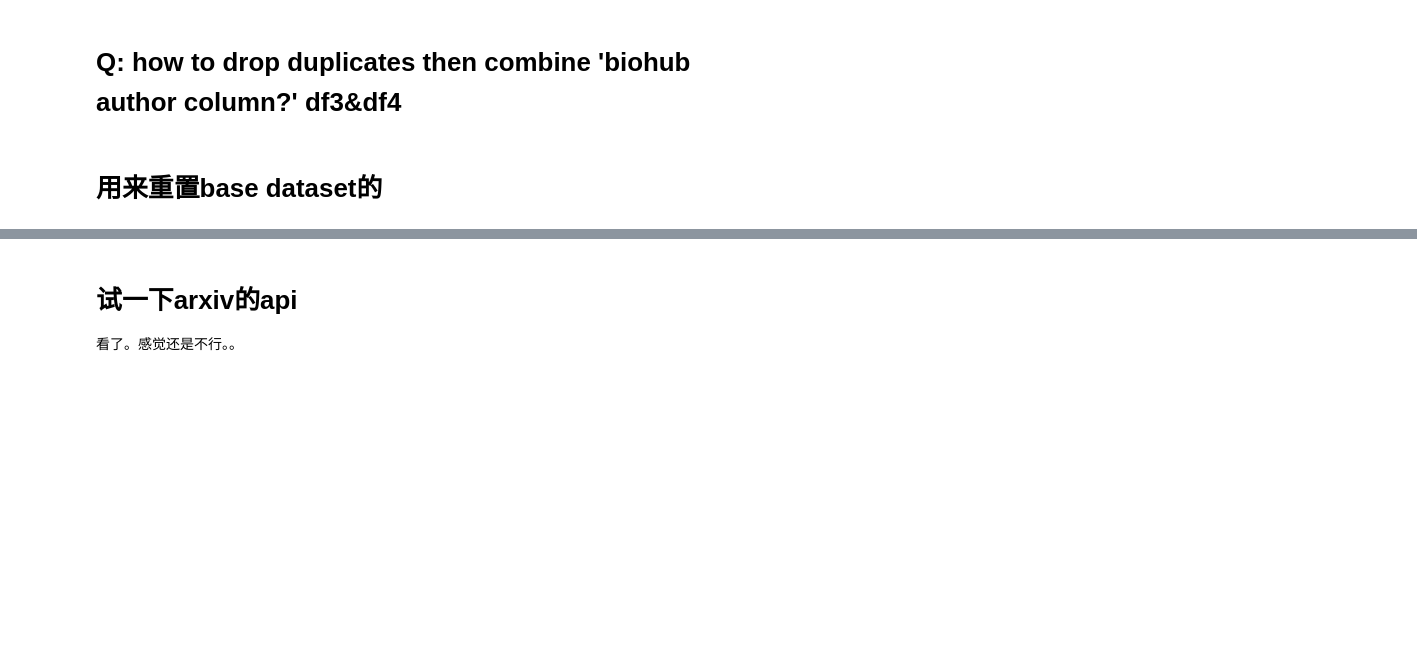
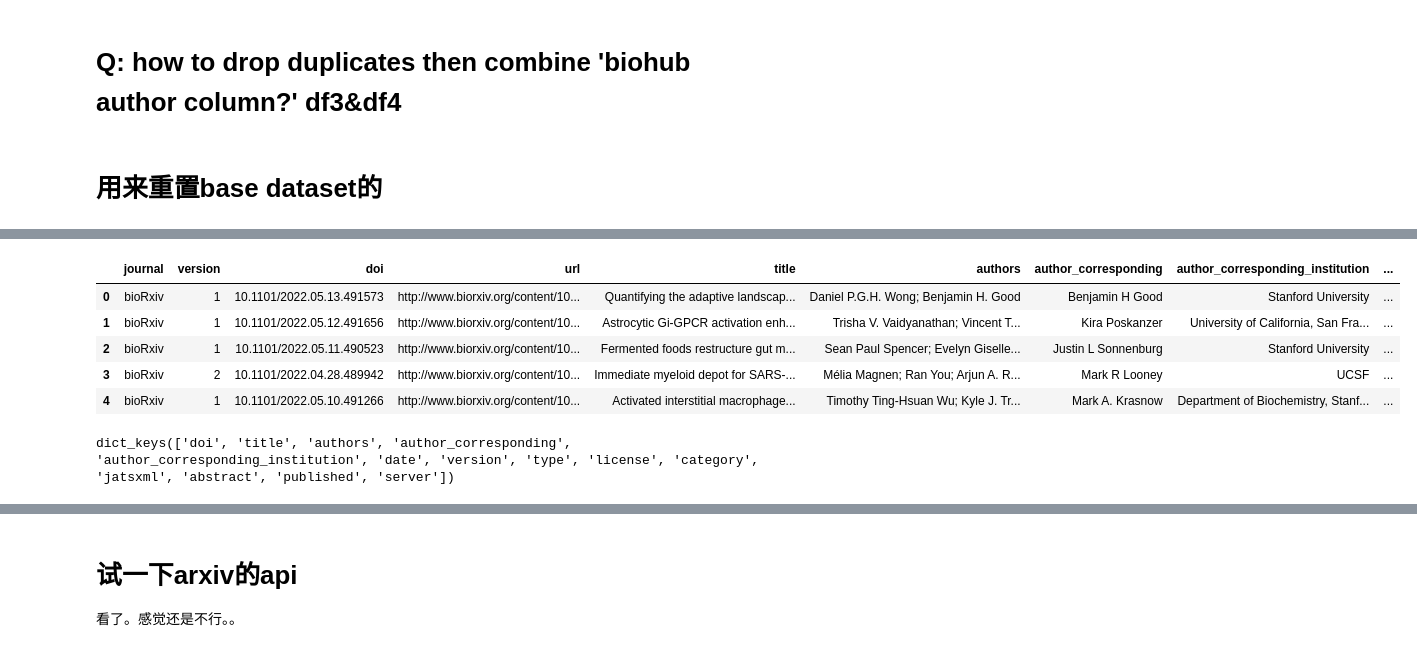
Before and after one commit to hydai99/Pub-Collection-Web, a Jupyter notebook: only for test2.ipynb, the cells around one changed output, grey strips where cells are left out. Saved outputs shown, nothing was run; the diff lists cells and outputs as text; code cells hidden in the pictures; blank space fills up the shorter version.

```diff
--- a/only for test2.ipynb
+++ b/only for test2.ipynb
@@ -63,0 +90,8 @@ base.to_csv('database/basedb.csv', encoding='utf-8-sig',index=False)
+# %%
+df=pd.read_csv('database/basedb_ori.csv', encoding='utf-8-sig')
+
+df1 = af.BioMedrxiv_Search2(start_date=start, end_date=end, keyword=Keyword)
+df2 = af.Arxiv_Search(start_date=start, keyword=Keyword)
+df3 = af.Pubmed_search2(start_date=start, end_date=end,TERM='(zuckerb* AND biohub) OR "cz biohub" OR "czi biohub"',save_AuthorInfo=True)
+df4 = af.Pubmed_search_author(start_date=end,end_date=end)
+df = pd.concat([df1, df2, df3,df4])
@@ -63,0 +153,43 @@ base.to_csv('database/basedb.csv', encoding='utf-8-sig',index=False)
+# %%
+full_records_df=pd.DataFrame()
+
+for col in ['title', 'authors', 'author_corresponding', 'author_corresponding_institution', 'version', 'type','abstract','published']:
+    if col in list(data.keys()):
+        full_records_df.loc[i,col]=data[col]
+    else:
+        full_records_df.loc[i,col]=''
+# full_records_df.loc[i,'title']=data['title']
+# full_records_df.loc[i,'authors2']=data['authors']
+# full_records_df.loc[i,'corresponding author']=data['author_corresponding']
+# full_records_df.loc[i,'corresponding author institution']=data['author_corresponding_institution']
+# full_records_df.loc[i,'version number']=data['version']
+# full_records_df.loc[i,'type']=data['type']
+#full_records_df.loc[i,'abstract']=data['abstract']
+#full_records_df.loc[i,'published or not']=data['published'] # NA
+full_records_df=full_records_df.rename(columns={'authors':'authors2','published':'published or not'})
+
+if 'date' in list(data.keys()):
+    full_records_df.loc[i,'epost date']=datetime.datetime.strptime(data['date'], '%Y-%M-%d').strftime('%m/%d/%Y')
+else:
+    full_records_df.loc[i,'epost date']=''
+
+print(full_records_df.loc[i,'published or not'])
+if (full_records_df.loc[i,'published or not'] != 'NA') & (full_records_df.loc[i,'published or not'] != 'NaN'):
+    pub_api='https://api.biorxiv.org/pubs/'+full_records_df.loc[i,'journal']+'/'+full_records_df.loc[i,'doi']+'/na/JSON'
+    data2=requests.get(url=pub_api).json()['collection'][-1]
+    full_records_df.loc[i,'confirm published doi']=data2['published_doi']
+    #full_records_df.loc[i,'published_journal']=data['published_journal']
+    #full_records_df.loc[i,'published_date']=data['published_date']
+else:
+    full_records_df.loc[i,'published_doi']='No yet.'
+# %% [output]
+|  | journal | version | doi | url | title | authors | author_corresponding | author_corresponding_institution | ... |
+| 0 | bioRxiv | 1 | 10.1101/2022.05.13.491573 | http://www.biorxiv.org/content/10... | Quantifying the adaptive landscap... | Daniel P.G.H. Wong; Benjamin H. Good | Benjamin H Good | Stanford University | ... |
+| 1 | bioRxiv | 1 | 10.1101/2022.05.12.491656 | http://www.biorxiv.org/content/10... | Astrocytic Gi-GPCR activation enh... | Trisha V. Vaidyanathan; Vincent T... | Kira Poskanzer | University of California, San Fra... | ... |
+| 2 | bioRxiv | 1 | 10.1101/2022.05.11.490523 | http://www.biorxiv.org/content/10... | Fermented foods restructure gut m... | Sean Paul Spencer; Evelyn Giselle... | Justin L Sonnenburg | Stanford University | ... |
+| 3 | bioRxiv | 2 | 10.1101/2022.04.28.489942 | http://www.biorxiv.org/content/10... | Immediate myeloid depot for SARS-... | Mélia Magnen; Ran You; Arjun A. R... | Mark R Looney | UCSF | ... |
+| 4 | bioRxiv | 1 | 10.1101/2022.05.10.491266 | http://www.biorxiv.org/content/10... | Activated interstitial macrophage... | Timothy Ting-Hsuan Wu; Kyle J. Tr... | Mark A. Krasnow | Department of Biochemistry, Stanf... | ... |
+# %%
+list(data.keys())
+# %% [output]
+dict_keys(['doi', 'title', 'authors', 'author_corresponding', 'author_corresponding_institution', 'date', 'version', 'type', 'license', 'category', 'jatsxml', 'abstract', 'published', 'server'])
```
Also changed, not shown: parts of 34 cells of this notebook, 4 other files.
